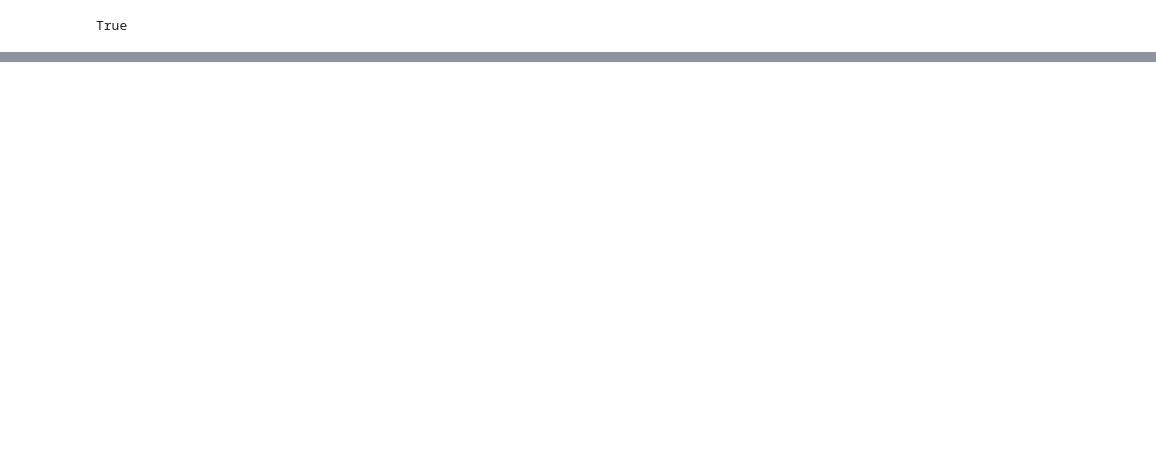
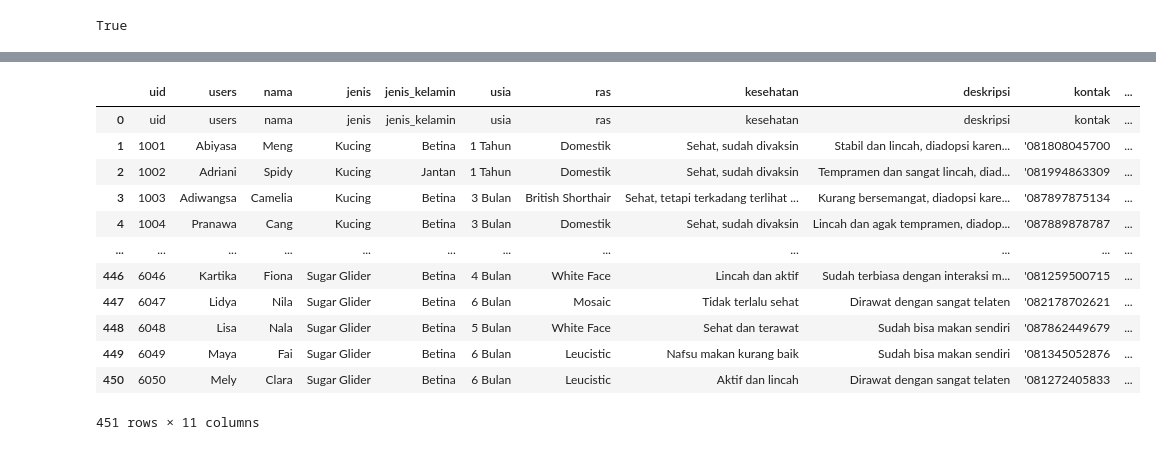
Before and after one commit to malikee00/Adoptify-API, a Jupyter notebook: test.ipynb, the cells around one changed output, grey strips where cells are left out. Drawn from its saved outputs; the diff is of its cells as text; code cells hidden in the pictures; blank space fills up the shorter version.

```diff
--- a/test.ipynb
+++ b/test.ipynb
@@ -12,3 +12,12 @@ True
 db = connect_tcp_socket()
 # %%
 import pandas as pd
+# %%
+with db.connect() as conn:
+    df = pd.read_sql(
+        sqlalchemy.text(
+            "SELECT * FROM tbAbandoned"
+        ),
+        conn
+    )
+    display(df)
@@ -15,3 +38,26 @@ import pandas as pd
+# %%
+with db.connect() as conn:
+    df = pd.read_sql(
+        sqlalchemy.text(
+            "SELECT * FROM tbAdoptify"
+        ),
+        conn
+    )
+    display(df)
+# %% [output]
+|  | uid | users | nama | jenis | jenis_kelamin | usia | ras | kesehatan | deskripsi | kontak | ... |
+| 0 | uid | users | nama | jenis | jenis_kelamin | usia | ras | kesehatan | deskripsi | kontak | ... |
+| 1 | 1001 | Abiyasa | Meng | Kucing | Betina | 1 Tahun | Domestik | Sehat, sudah divaksin | Stabil dan lincah, diadopsi karen... | '081808045700 | ... |
+| 2 | 1002 | Adriani | Spidy | Kucing | Jantan | 1 Tahun | Domestik | Sehat, sudah divaksin | Tempramen dan sangat lincah, diad... | '081994863309 | ... |
+| 3 | 1003 | Adiwangsa | Camelia | Kucing | Betina | 3 Bulan | British Shorthair | Sehat, tetapi terkadang terlihat ... | Kurang bersemangat, diadopsi kare... | '087897875134 | ... |
+| 4 | 1004 | Pranawa | Cang | Kucing | Betina | 3 Bulan | Domestik | Sehat, sudah divaksin | Lincah dan agak tempramen, diadop... | '087889878787 | ... |
+| ... | ... | ... | ... | ... | ... | ... | ... | ... | ... | ... | ... |
+| 446 | 6046 | Kartika | Fiona | Sugar Glider | Betina | 4 Bulan | White Face | Lincah dan aktif | Sudah terbiasa dengan interaksi m... | '081259500715 | ... |
+| 447 | 6047 | Lidya | Nila | Sugar Glider | Betina | 6 Bulan | Mosaic | Tidak terlalu sehat | Dirawat dengan sangat telaten | '082178702621 | ... |
+| 448 | 6048 | Lisa | Nala | Sugar Glider | Betina | 5 Bulan | White Face | Sehat dan terawat | Sudah bisa makan sendiri | '087862449679 | ... |
+| 449 | 6049 | Maya | Fai | Sugar Glider | Betina | 6 Bulan | Leucistic | Nafsu makan kurang baik | Sudah bisa makan sendiri | '081345052876 | ... |
+| 450 | 6050 | Mely | Clara | Sugar Glider | Betina | 6 Bulan | Leucistic | Aktif dan lincah | Dirawat dengan sangat telaten | '081272405833 | ... |
+451 rows × 11 columns
 # %%
 with db.connect() as conn:
     df = pd.read_sql(
```
Also changed, not shown: parts of 3 cells of this notebook, 1 other file.
